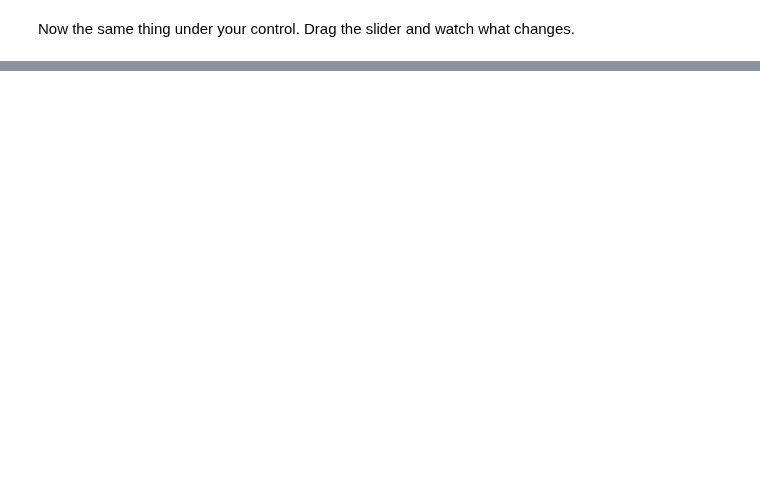
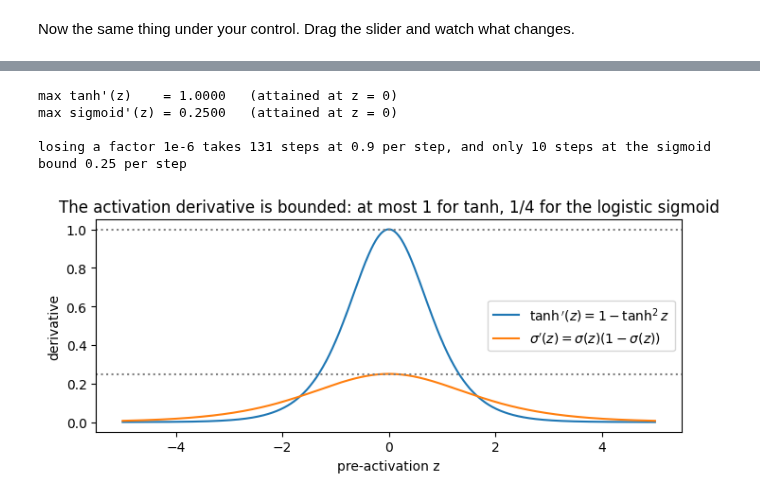
Before and after one commit to DL4CV-NPTEL/2026, a Jupyter notebook: notebooks/Week 7/W07_L2_Backpropagation_in_RNNs.ipynb, the cells around one changed output, grey strips where cells are left out. Cells and saved outputs as stored; diff of their text form; code cells hidden in the pictures; blank space fills up the shorter version.

```diff
--- a/notebooks/Week 7/W07_L2_Backpropagation_in_RNNs.ipynb
+++ b/notebooks/Week 7/W07_L2_Backpropagation_in_RNNs.ipynb
@@ -371,0 +594,27 @@ Now the same thing under your control. Drag the slider and watch what changes.
+# %%
+z = torch.linspace(-5, 5, 1001)
+tanh_prime = 1 - torch.tanh(z) ** 2
+sig = torch.sigmoid(z)
+sigmoid_prime = sig * (1 - sig)
+
+print(f"max tanh'(z)    = {tanh_prime.max():.4f}   (attained at z = 0)")
+print(f"max sigmoid'(z) = {sigmoid_prime.max():.4f}   (attained at z = 0)")
+assert abs(tanh_prime.max() - 1.0) < 1e-6
+assert abs(sigmoid_prime.max() - 0.25) < 1e-6
+n_tanh = math.log(1e-6) / math.log(0.9)      # illustrative: a factor 0.9 per step (tanh in its mid range)
+n_sig = math.log(1e-6) / math.log(0.25)
+print(f'\nlosing a factor 1e-6 takes {n_tanh:.0f} steps at 0.9 per step, and only {n_sig:.0f} steps at the sigmoid bound 0.25 per step')
+
+fig, ax = plt.subplots(figsize=(7, 3.2))
+ax.plot(npy(z), npy(tanh_prime), label=r"$\tanh'(z) = 1 - \tanh^2 z$")
+ax.plot(npy(z), npy(sigmoid_prime), label=r"$\sigma'(z) = \sigma(z)(1-\sigma(z))$")
+ax.axhline(1.0, ls=':', color='gray'); ax.axhline(0.25, ls=':', color='gray')
+ax.set_xlabel('pre-activation z'); ax.set_ylabel('derivative'); ax.legend()
+ax.set_title('The activation derivative is bounded: at most 1 for tanh, 1/4 for the logistic sigmoid')
+plt.tight_layout(); plt.show()
+# %% [output]
+max tanh'(z)    = 1.0000   (attained at z = 0)
+max sigmoid'(z) = 0.2500   (attained at z = 0)
+
+losing a factor 1e-6 takes 131 steps at 0.9 per step, and only 10 steps at the sigmoid bound 0.25 per step
+[figure, added]
```
Also changed, not shown: parts of 88 cells of this notebook, 3 other files.
